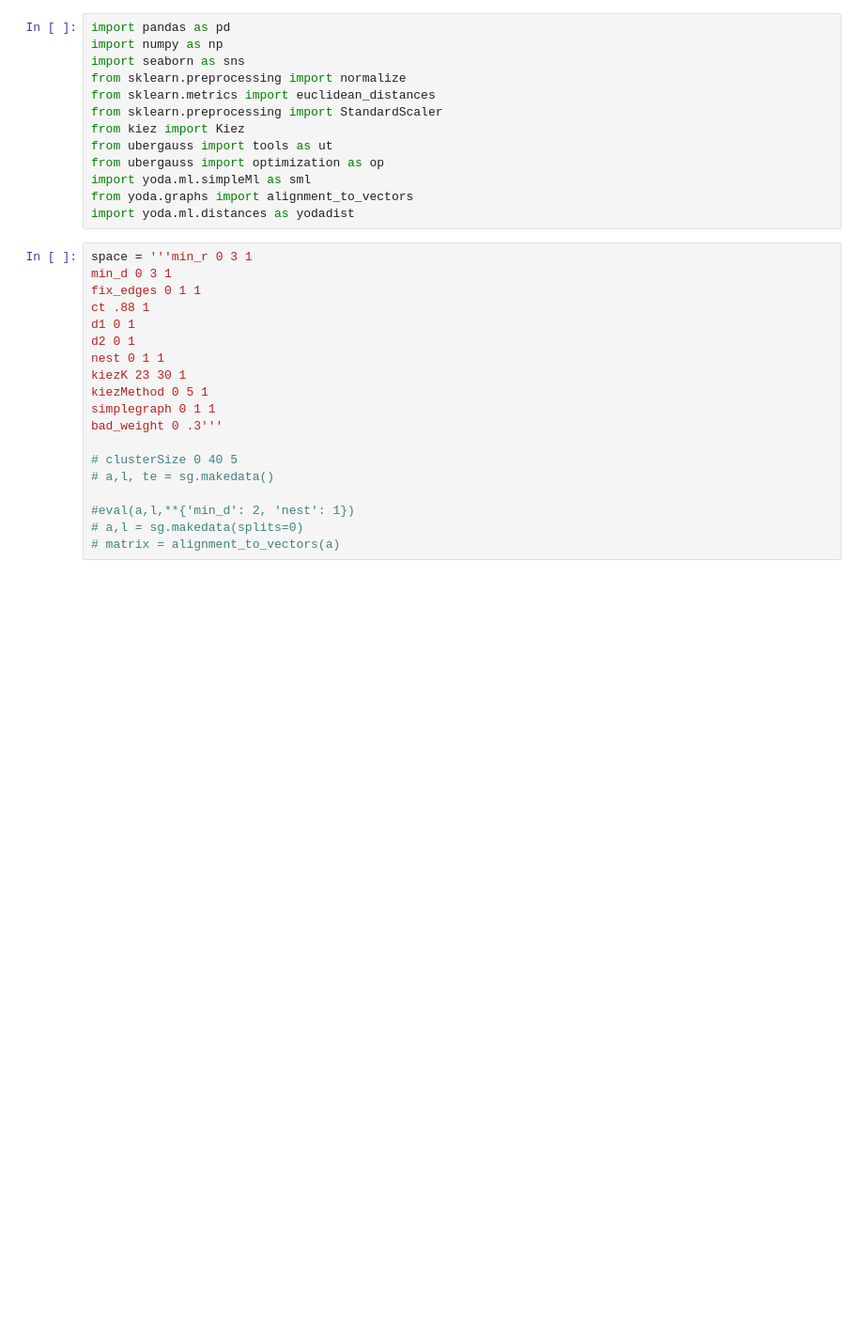
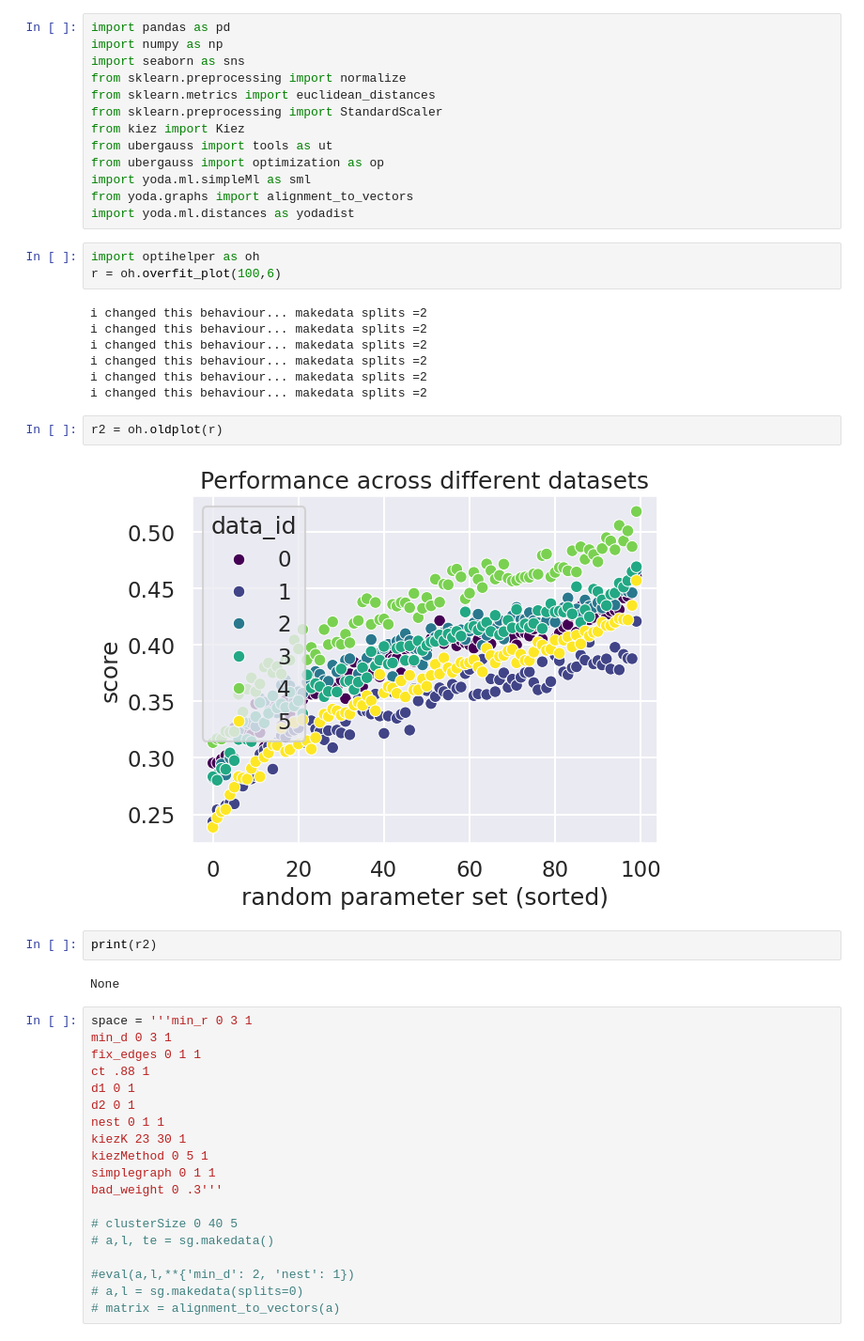
Before and after one commit to smautner/pig, a Jupyter notebook: yoda/scripts/OPTIMIZATION.ipynb, the cells around one changed output. Shown at 94% size. Drawn from its saved outputs; the diff is of its cells as text; blank space fills up the shorter version.

```diff
--- a/yoda/scripts/OPTIMIZATION.ipynb
+++ b/yoda/scripts/OPTIMIZATION.ipynb
@@ -26,6 +26,24 @@ from ubergauss import optimization as op
 import yoda.ml.simpleMl as sml
 from yoda.graphs import alignment_to_vectors
 import yoda.ml.distances as yodadist
+# %%
+import optihelper as oh
+r = oh.overfit_plot(100,6)
+# %% [output]
+i changed this behaviour... makedata splits =2
+i changed this behaviour... makedata splits =2
+i changed this behaviour... makedata splits =2
+i changed this behaviour... makedata splits =2
+i changed this behaviour... makedata splits =2
+i changed this behaviour... makedata splits =2
+# %%
+r2 = oh.oldplot(r)
+# %% [output]
+[figure, added]
+# %%
+print(r2)
+# %% [output]
+None
 # %%
 space = '''min_r 0 3 1
 min_d 0 3 1
```
Also changed, not shown: parts of 24 cells of this notebook, 4 other files.
